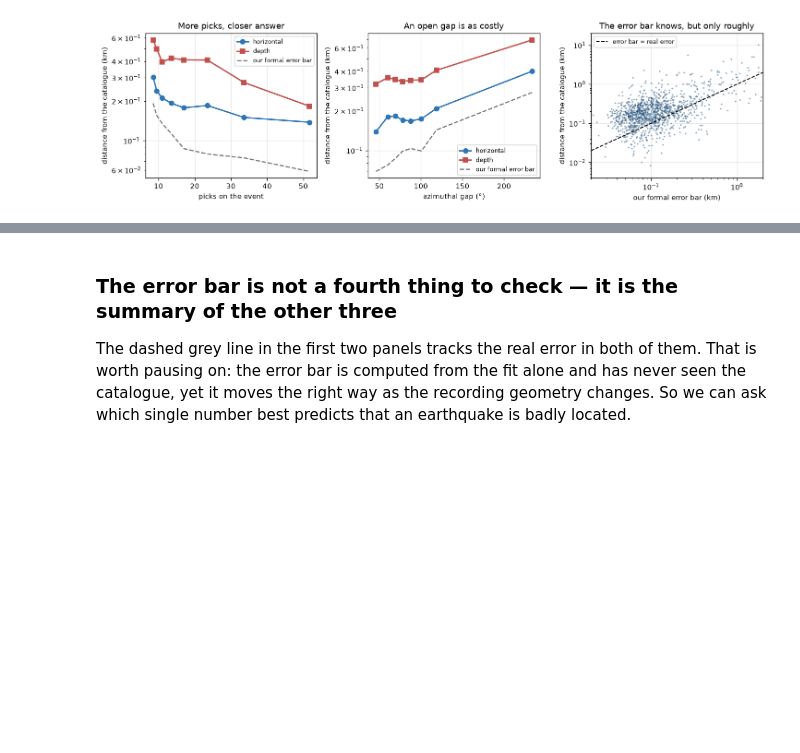
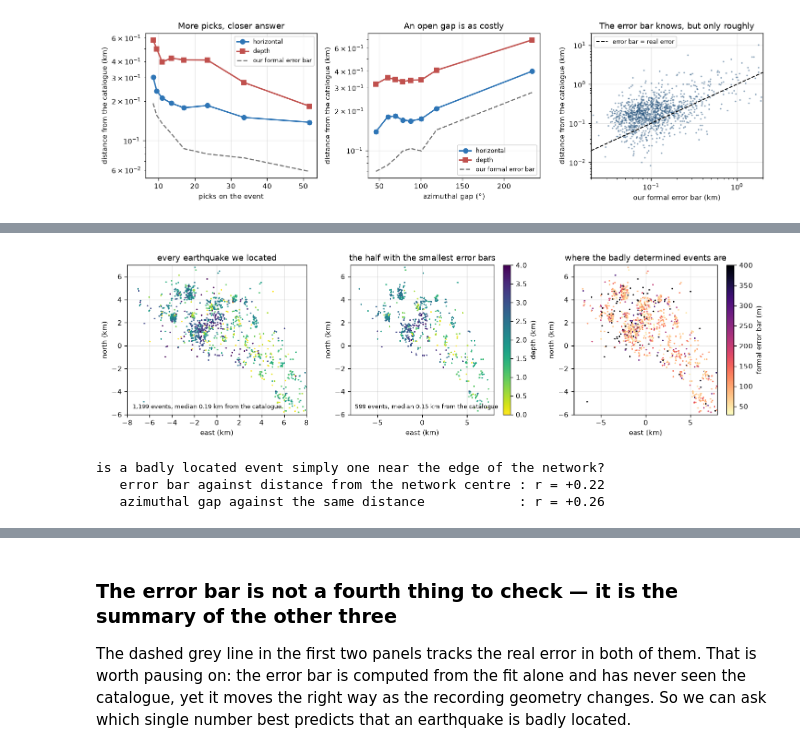
Before and after one commit to AI4EPS/EPS207_Observational_Seismology, a Jupyter notebook: docs/notebooks/02b_location_geysers.ipynb, the cells around one changed output, grey strips where cells are left out. Saved outputs shown, nothing was run; the diff lists cells and outputs as text; code cells hidden in the pictures; blank space fills up the shorter version.

```diff
--- a/docs/notebooks/02b_location_geysers.ipynb
+++ b/docs/notebooks/02b_location_geysers.ipynb
@@ -1506,0 +1769,30 @@ plt.show()
+# %%
+half = ev.nsmallest(len(ev) // 2, "sh")
+fig, ax = plt.subplots(1, 3, figsize=(12.4, 3.6))
+for a, d, lab in ((ax[0], ev, "every earthquake we located"),
+                  (ax[1], half, "the half with the smallest error bars")):
+    s2 = a.scatter(d.x, d.y, c=d.z, s=4, cmap="viridis_r", vmin=0, vmax=4, linewidths=0)
+    a.set(xlim=(-8, 8), ylim=(-6, 7), xlabel="east (km)", ylabel="north (km)", title=lab)
+    a.text(0.03, 0.04, f"{len(d):,} events, median {d.dh.median():.2f} km from the catalogue",
+           transform=a.transAxes, fontsize=7.5)
+fig.colorbar(s2, ax=ax[1], label="depth (km)")
+s3 = ax[2].scatter(ev.x, ev.y, c=1000 * ev.sh, s=4, cmap="magma_r", vmin=30, vmax=400,
+                   linewidths=0)
+ax[2].set(xlim=(-8, 8), ylim=(-6, 7), xlabel="east (km)", ylabel="north (km)",
+          title="where the badly determined events are")
+fig.colorbar(s3, ax=ax[2], label="formal error bar (m)")
+fig.tight_layout()
+plt.show()
+
+st_all = gl.stations_2016(within=20.0)
+d_centre = np.hypot(ev.x - st_all.x.mean(), ev.y - st_all.y.mean())
+print(f"is a badly located event simply one near the edge of the network?")
+print(f"   error bar against distance from the network centre : r = "
+      f"{np.corrcoef(d_centre, ev.sh)[0, 1]:+.2f}")
+print(f"   azimuthal gap against the same distance            : r = "
+      f"{np.corrcoef(d_centre, ev.gap)[0, 1]:+.2f}")
+# %% [output]
+[figure, added]
+is a badly located event simply one near the edge of the network?
+   error bar against distance from the network centre : r = +0.22
+   azimuthal gap against the same distance            : r = +0.26
```
Also changed, not shown: parts of 27 cells of this notebook.
